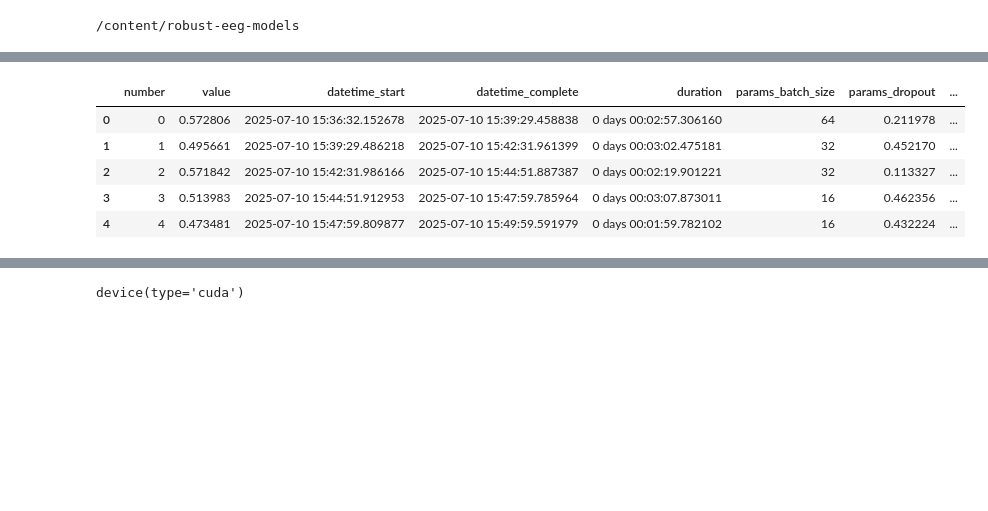
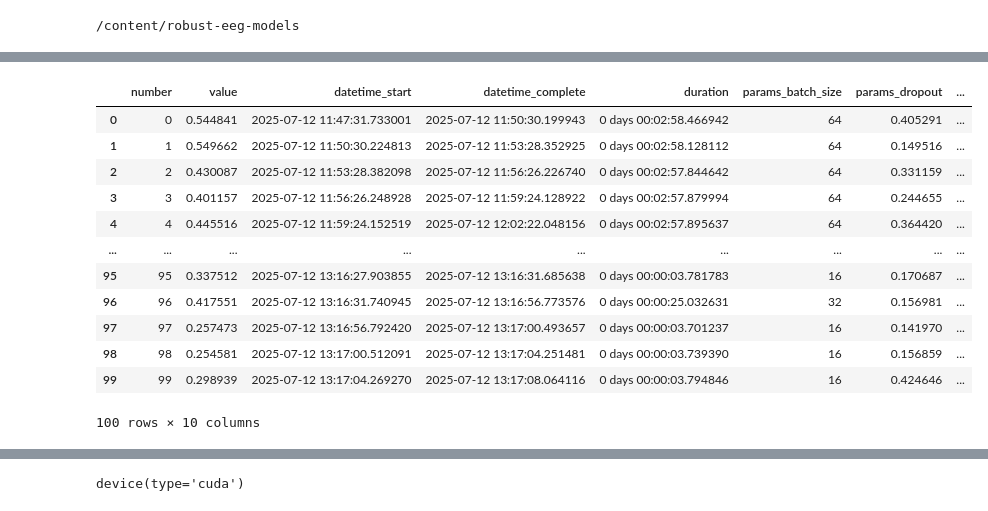
Before and after one commit to VictoryChianumba/robust-eeg-models, a Jupyter notebook: training/train_mlp.ipynb, the cells around one changed output, grey strips where cells are left out. Cells and saved outputs as stored; diff of their text form; code cells hidden in the pictures; blank space fills up the shorter version.

```diff
--- a/training/train_mlp.ipynb
+++ b/training/train_mlp.ipynb
@@ -20,11 +29,18 @@ Updating files: 100% (119/119), done.
 # %%
 import pandas as pd
 deepconvnet_df = pd.read_csv('DeepConvNet_final_all_trials.csv')
-deepconvnet_df.head()
+deepconvnet_df
 # %% [output]
 |  | number | value | datetime_start | datetime_complete | duration | params_batch_size | params_dropout | ... |
-| 0 | 0 | 0.572806 | 2025-07-10 15:36:32.152678 | 2025-07-10 15:39:29.458838 | 0 days 00:02:57.306160 | 64 | 0.211978 | ... |
-| 1 | 1 | 0.495661 | 2025-07-10 15:39:29.486218 | 2025-07-10 15:42:31.961399 | 0 days 00:03:02.475181 | 32 | 0.452170 | ... |
-| 2 | 2 | 0.571842 | 2025-07-10 15:42:31.986166 | 2025-07-10 15:44:51.887387 | 0 days 00:02:19.901221 | 32 | 0.113327 | ... |
-| 3 | 3 | 0.513983 | 2025-07-10 15:44:51.912953 | 2025-07-10 15:47:59.785964 | 0 days 00:03:07.873011 | 16 | 0.462356 | ... |
-| 4 | 4 | 0.473481 | 2025-07-10 15:47:59.809877 | 2025-07-10 15:49:59.591979 | 0 days 00:01:59.782102 | 16 | 0.432224 | ... |
+| 0 | 0 | 0.544841 | 2025-07-12 11:47:31.733001 | 2025-07-12 11:50:30.199943 | 0 days 00:02:58.466942 | 64 | 0.405291 | ... |
+| 1 | 1 | 0.549662 | 2025-07-12 11:50:30.224813 | 2025-07-12 11:53:28.352925 | 0 days 00:02:58.128112 | 64 | 0.149516 | ... |
+| 2 | 2 | 0.430087 | 2025-07-12 11:53:28.382098 | 2025-07-12 11:56:26.226740 | 0 days 00:02:57.844642 | 64 | 0.331159 | ... |
+| 3 | 3 | 0.401157 | 2025-07-12 11:56:26.248928 | 2025-07-12 11:59:24.128922 | 0 days 00:02:57.879994 | 64 | 0.244655 | ... |
+| 4 | 4 | 0.445516 | 2025-07-12 11:59:24.152519 | 2025-07-12 12:02:22.048156 | 0 days 00:02:57.895637 | 64 | 0.364420 | ... |
+| ... | ... | ... | ... | ... | ... | ... | ... | ... |
+| 95 | 95 | 0.337512 | 2025-07-12 13:16:27.903855 | 2025-07-12 13:16:31.685638 | 0 days 00:00:03.781783 | 16 | 0.170687 | ... |
+| 96 | 96 | 0.417551 | 2025-07-12 13:16:31.740945 | 2025-07-12 13:16:56.773576 | 0 days 00:00:25.032631 | 32 | 0.156981 | ... |
+| 97 | 97 | 0.257473 | 2025-07-12 13:16:56.792420 | 2025-07-12 13:17:00.493657 | 0 days 00:00:03.701237 | 16 | 0.141970 | ... |
+| 98 | 98 | 0.254581 | 2025-07-12 13:17:00.512091 | 2025-07-12 13:17:04.251481 | 0 days 00:00:03.739390 | 16 | 0.156859 | ... |
+| 99 | 99 | 0.298939 | 2025-07-12 13:17:04.269270 | 2025-07-12 13:17:08.064116 | 0 days 00:00:03.794846 | 16 | 0.424646 | ... |
+100 rows × 10 columns
```
Also changed, not shown: parts of 26 cells of this notebook.
